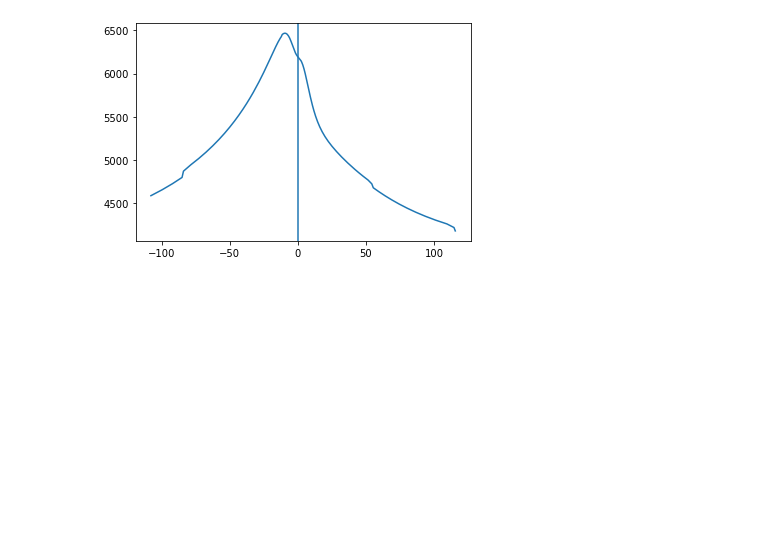
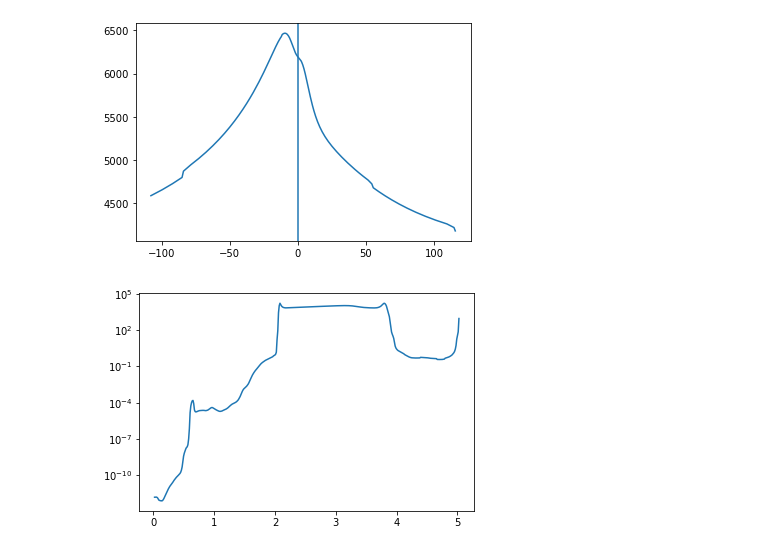
Before and after one commit to souvikita/Bifrost-simulation-analysis, a Jupyter notebook: Cont_function.ipynb, the cells around one changed output. Saved outputs shown, nothing was run; the diff lists cells and outputs as text; code cells hidden in the pictures; blank space fills up the shorter version.

```diff
--- a/Cont_function.ipynb
+++ b/Cont_function.ipynb
@@ -615,4 +619,12 @@ plt.axvline(x=0)
 # %% [output]
 <matplotlib.lines.Line2D at 0x...>
 [figure]
+# %%
+continuum_DRRE = dataMg_DRRE_ray_aux.atom_MG.populations[10,X_pix,Y_pix,988:1410]
+tot_mgII_DRRE = np.sum(dataMg_DRRE_ray_aux.atom_MG.populations[0:9,X_pix,Y_pix,988:1410],axis=0)
+
+plt.plot(z1[988:1410],continuum_DRRE/tot_mgII_DRRE)
+plt.yscale('log')
+# %% [output]
+[figure, added]
 # %%
```
Also changed, not shown: parts of 8 cells of this notebook.
